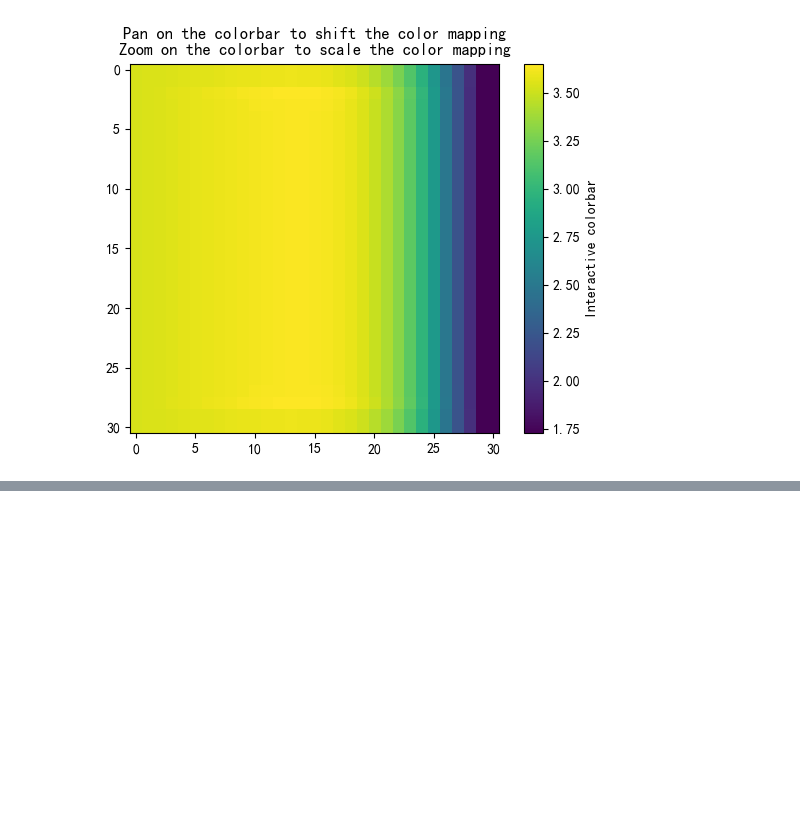
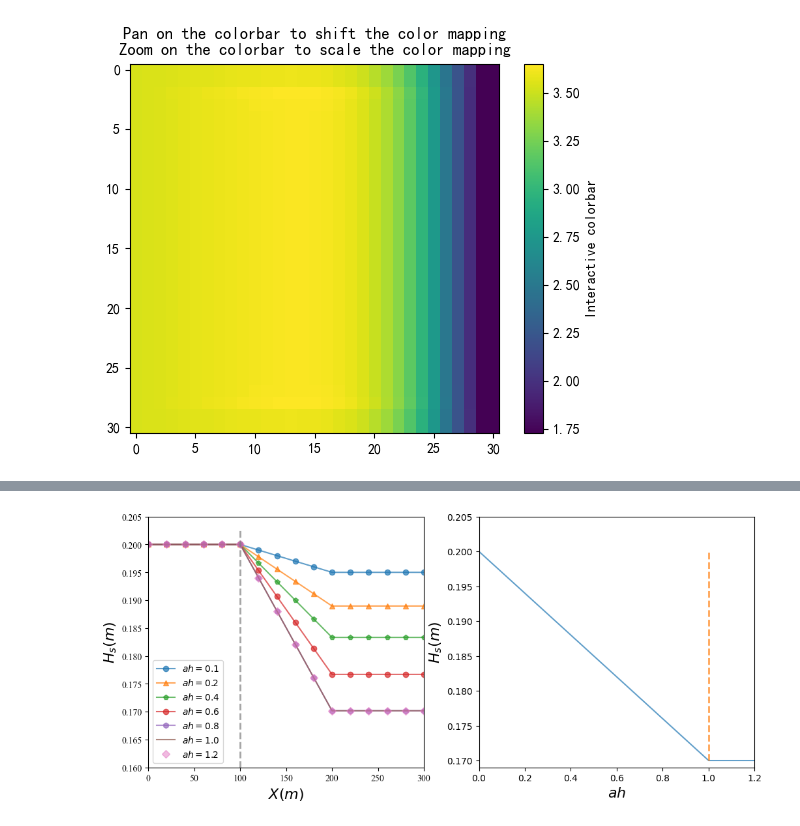
Before and after one commit to jackyvava/CodeWaveVegetation, a Jupyter notebook: code.ipynb, the cells around one changed output, grey strips where cells are left out. Saved outputs shown, nothing was run; the diff lists cells and outputs as text; code cells hidden in the pictures; blank space fills up the shorter version.

```diff
--- a/code.ipynb
+++ b/code.ipynb
@@ -197,0 +171,3 @@ plt.show()
+# %%
+data = pd.read_csv("modelData/参数对波浪衰减影响.csv")
+data
@@ -197,0 +192,48 @@ plt.show()
+# %%
+x0 = data['x0']
+ah01 = data['ah01']
+ah02 = data['ah02']
+ah04 = data['ah04']
+ah06 = data['ah06']
+ah08 = data['ah08']
+ah10 = data['ah10']
+ah12 = data['ah12']
+# %%
+x1 = np.array([0,1.0, 1.2])
+y1 = np.array([0.20,0.17, 0.17])
+x_veg=np.array([100, 100])
+y_veg=np.array([0.160, 0.203])
+x_lim=np.array([1.0, 1.0])
+y_lim=np.array([0.170, 0.200])
+# %%
+plt.figure(num=2,figsize = (12,5), facecolor=None)
+plt.subplot(121)
+plt.plot(x0,ah01,'-o',label='$ah=0.1$',alpha=0.7)
+plt.plot(x0,ah02,'-^',label='$ah=0.2$',alpha=0.7)
+plt.plot(x0,ah04,'-p',label='$ah=0.4$',alpha=0.7)
+plt.plot(x0,ah06,'-o',label='$ah=0.6$',alpha=0.7)
+plt.plot(x0,ah08,'-h',label='$ah=0.8$',alpha=0.7)
+plt.plot(x0,ah10,'-',label='$ah=1.0$',alpha=0.7)
+plt.plot(x0,ah12,'D',label='$ah=1.2$',alpha=0.5)
+plt.plot(x_veg,y_veg,'--',alpha=0.7,linewidth=2)
+plt.legend(loc='lower left',prop={'family' : 'Times New Roman', 'size'   : 10})
+
+plt.xticks(fontsize=16,fontproperties='Times New Roman')
+plt.yticks(fontsize=16,fontproperties='Times New Roman')
+plt.xlim(0,300)
+plt.ylim(0.16,0.205)
+
+plt.xlabel('$X(m)$', fontsize=16)
+plt.ylabel('$H_s(m)$', fontsize=16)
+
+plt.subplot(122)
+plt.plot(x1,y1,'-',label='$ah=0.1$',alpha=0.7)
+plt.plot(x_lim,y_lim,'--',alpha=0.7,linewidth=2)
+
+plt.xlabel('$ah$', fontsize=16)
+plt.ylabel('$H_s(m)$', fontsize=16)
+plt.xlim(0,1.2)
+plt.ylim(0.169,0.205)
+plt.savefig('modelData/植被ah参数对波浪衰减影响.png',dpi=500,bbox_inches='tight')
+# %% [output]
+[figure, added]
```
Also changed, not shown: parts of 9 cells of this notebook.
